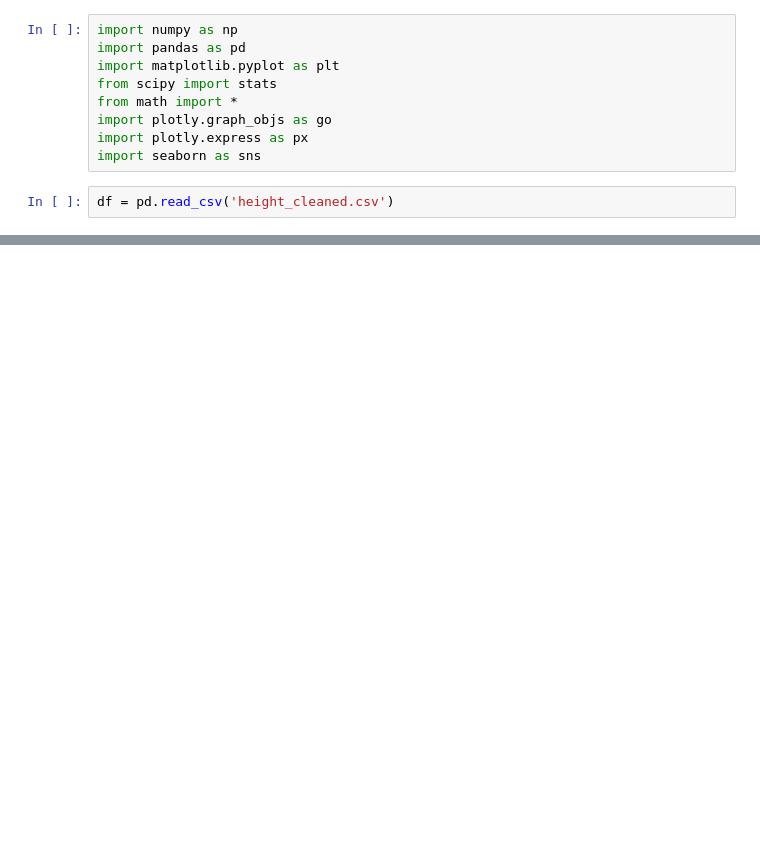
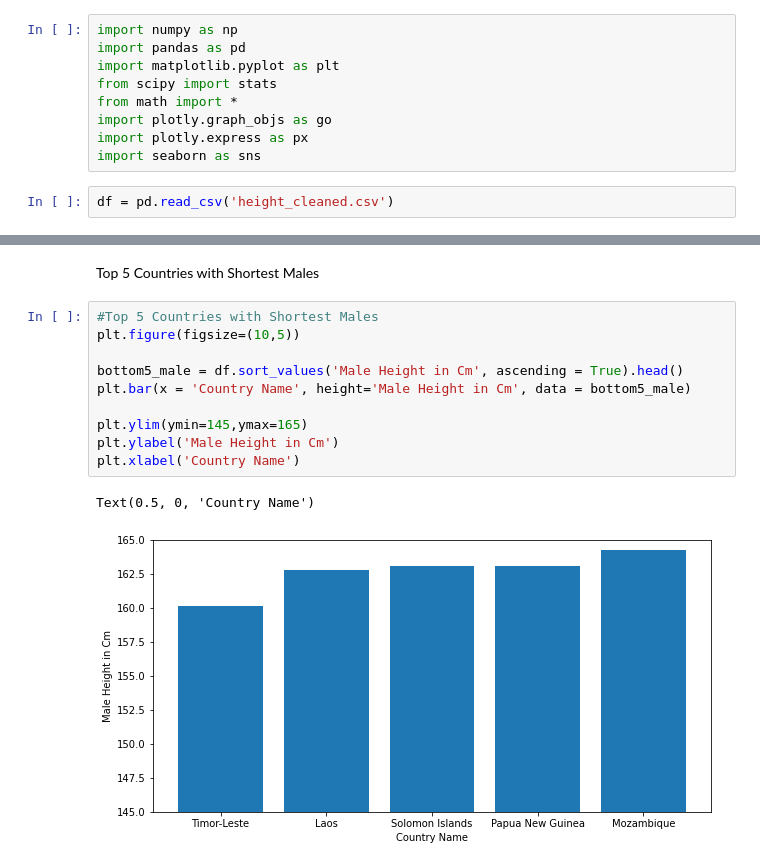
Before and after one commit to ijaz-hussain/ACIT-4880-Project-2, a Jupyter notebook: data_visual.ipynb, the cells around one changed output, grey strips where cells are left out. Drawn from its saved outputs; the diff is of its cells as text; blank space fills up the shorter version.

```diff
--- a/data_visual.ipynb
+++ b/data_visual.ipynb
@@ -32,0 +109,15 @@ df.describe()
+# %% [markdown]
+Top 5 Countries with Shortest Males
+# %%
+#Top 5 Countries with Shortest Males
+plt.figure(figsize=(10,5))
+
+bottom5_male = df.sort_values('Male Height in Cm', ascending = True).head()
+plt.bar(x = 'Country Name', height='Male Height in Cm', data = bottom5_male)
+
+plt.ylim(ymin=145,ymax=165)
+plt.ylabel('Male Height in Cm')
+plt.xlabel('Country Name')
+# %% [output]
+Text(0.5, 0, 'Country Name')
+[figure, added]
```
Also changed, not shown: parts of 14 cells of this notebook.
